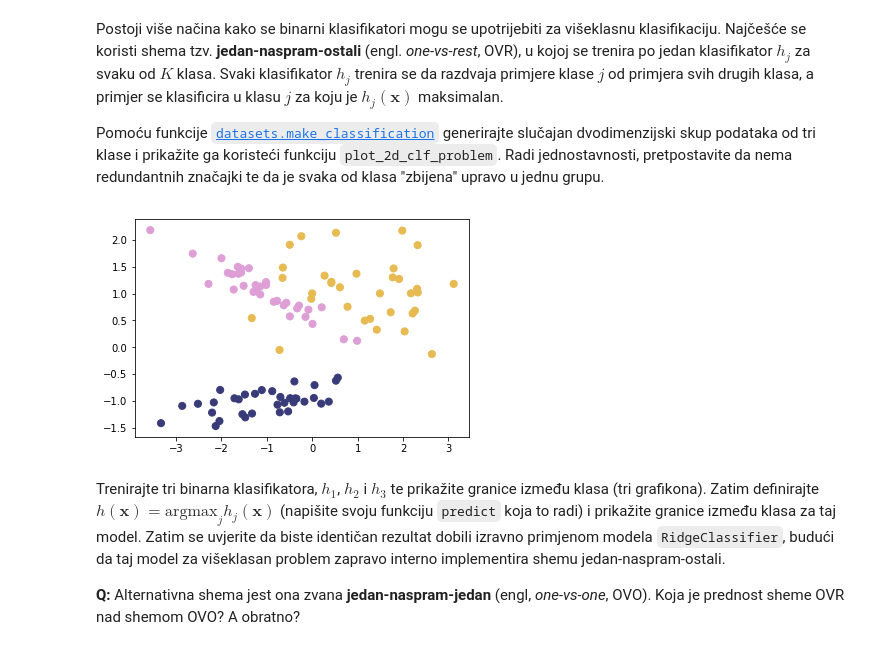
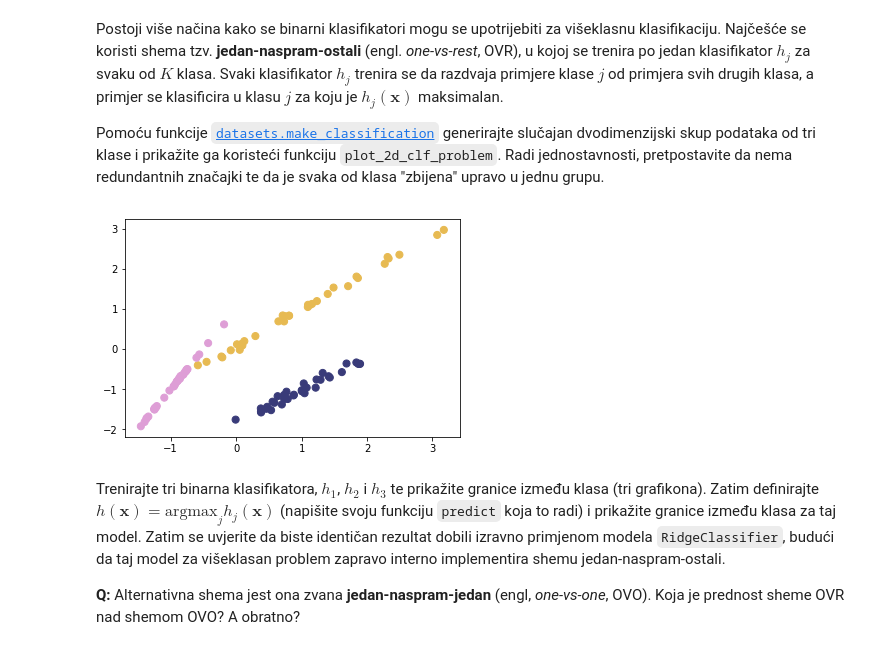
Before and after one commit to tkukurin/Lab.MachineLearning, a Jupyter notebook: lab02-2017.ipynb, the cells around one changed output. Cells and saved outputs as stored; diff of their text form; code cells hidden in the pictures.

```diff
--- a/lab02-2017.ipynb
+++ b/lab02-2017.ipynb
@@ -112,10 +110,16 @@ Pomoću funkcije [`datasets.make_classification`](http://scikit-learn.org/stable
 # %%
 from sklearn.datasets import make_classification
 
-x, y = make_classification(n_features=2, n_informative=2, n_redundant=0, n_classes=3, n_clusters_per_class=1)
+x, y = make_classification(
+  n_features=2,
+  n_informative=2,
+  n_redundant=0,
+  n_classes=3,
+  n_clusters_per_class=1,
+  random_state=42)
 mlutils.plot_2d_clf_problem(x, y)
 # %% [output]
-[figure, old version]
+[figure, new version]
 # %% [markdown]
 Trenirajte tri binarna klasifikatora, $h_1$, $h_2$ i $h_3$ te prikažite granice između klasa (tri grafikona). Zatim definirajte $h(\mathbf{x})=\mathrm{argmax}_j h_j(\mathbf{x})$  (napišite svoju funkciju `predict` koja to radi) i prikažite granice između klasa za taj model. Zatim se uvjerite da biste identičan rezultat dobili izravno primjenom modela `RidgeClassifier`, budući da taj model za višeklasan problem zapravo interno implementira shemu jedan-naspram-ostali.
 
```
Also changed, not shown: parts of 5 cells of this notebook.
